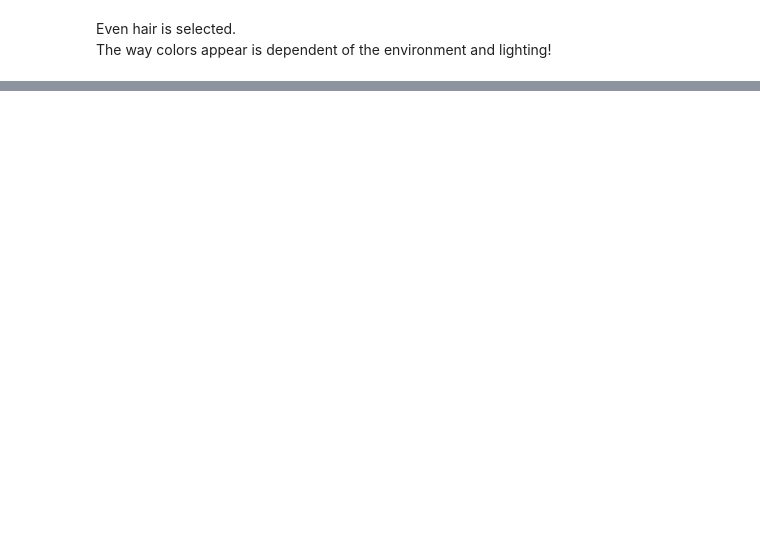
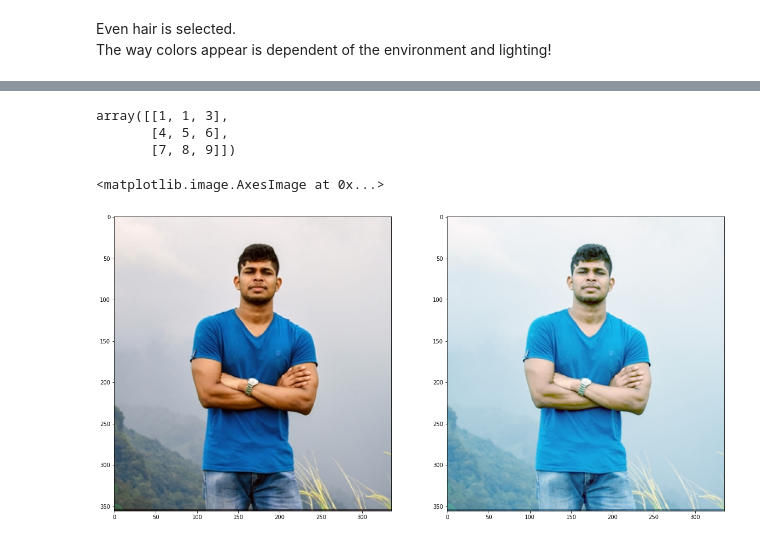
Before and after one commit to r3ki3g/Image-processing-self-learn, a Jupyter notebook: Color- wise patch identification.ipynb, the cells around one changed output, grey strips where cells are left out. Cells and saved outputs as stored; diff of their text form; code cells hidden in the pictures; blank space fills up the shorter version.

```diff
--- a/Color- wise patch identification.ipynb
+++ b/Color- wise patch identification.ipynb
@@ -61,3 +62,6 @@ LINE 15 printed -->  [246 194 173] [248 197 176] [247 195 173] [249 198 177]
 # %% [markdown]
 Even hair is selected.<br/>
 The way colors appear is dependent of the environment and lighting!
+# %%
+def calc_difference_btw_pixels(v1,v2):
+    return (np.abs((v1-v2)))
@@ -63,0 +145,35 @@ The way colors appear is dependent of the environment and lighting!
+# %%
+a = np.array([[1,2,3],[4,5,6],[7,8,9]])
+a[(0,0),(0,1)] = 1
+a
+# %% [output]
+array([[1, 1, 3],
+       [4, 5, 6],
+       [7, 8, 9]])
+# %%
+img = cv.imread(base + "r3ki3g.jpeg",1).astype(np.uint8)
+img =  cv.cvtColor(img, cv.COLOR_BGR2RGB).astype(np.uint8)
+
+r,g,b = cv.split(img)
+
+t1 = np.array([255*(i/255)**0.8 for i in range(0,256)]).astype(np.uint8)
+t2 = np.array([255*(i/255)**0.5 for i in range(0,256)]).astype(np.uint8)
+t3 = np.array([255*(i/255)**0.4 for i in range(0,256)]).astype(np.uint8)
+t4 = np.array([255*(i/255)**0.2 for i in range(0,256)]).astype(np.uint8)
+assert len(t1) == 256
+r=cv.LUT(r,t1)
+g=cv.LUT(g,t2)
+b=cv.LUT(b,t3)
+
+
+
+
+img2 = cv.merge((r,g,b))
+
+
+fig,ax = plt.subplots(1,2,figsize=(20,10));
+ax[0].imshow(img)
+ax[1].imshow(img2)
+# %% [output]
+<matplotlib.image.AxesImage at 0x...>
+[figure, added]
```
Also changed, not shown: parts of 2 cells of this notebook, 7 other files.
